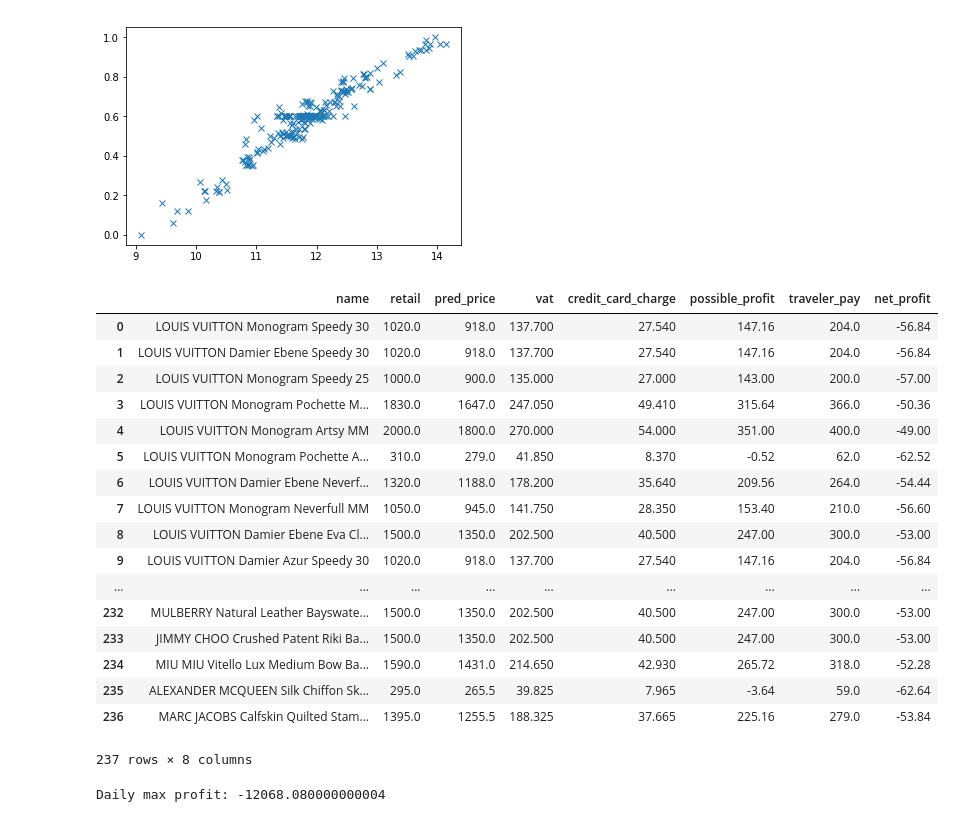
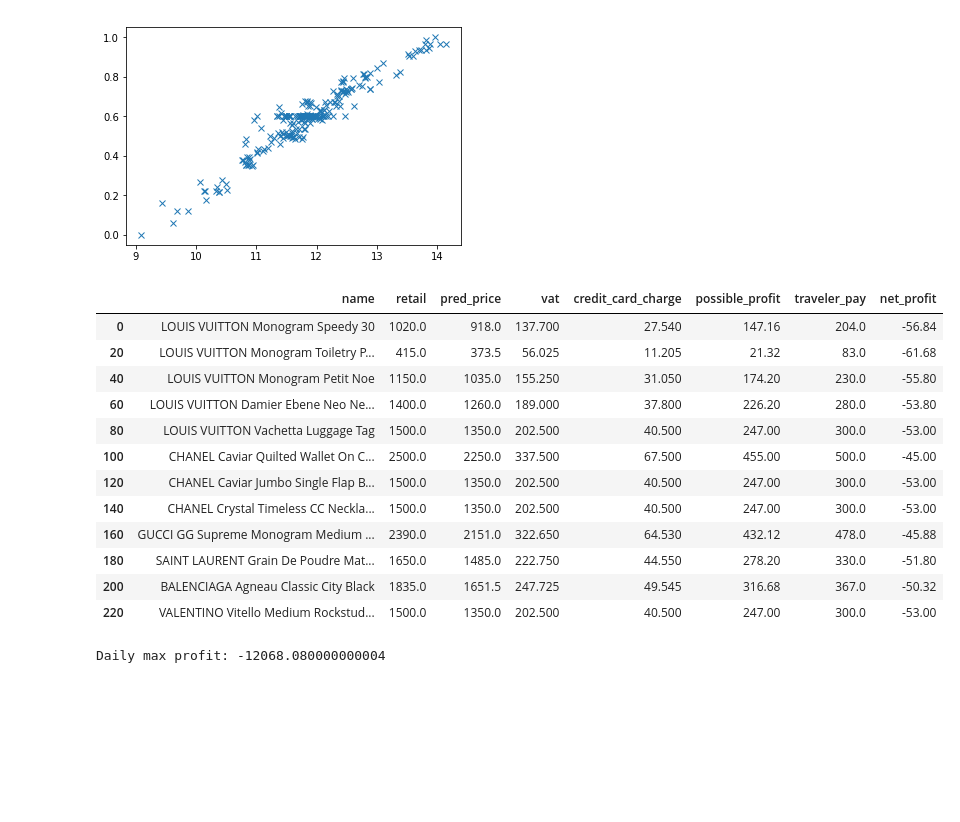
Before and after one commit to dw357/upon, a Jupyter notebook: fashionphile_dw.ipynb, the cells around one changed output. Cells and saved outputs as stored; diff of their text form; code cells hidden in the pictures; blank space fills up the shorter version.

```diff
--- a/fashionphile_dw.ipynb
+++ b/fashionphile_dw.ipynb
@@ -728,26 +728,21 @@ business['possible_profit'] = (business.retail - business.pred_price + business.
 business['traveler_pay'] = business.retail*0.2
 business['net_profit'] = business.possible_profit - business.traveler_pay
 # %%
-business
+business[::20]
 # %% [output]
 |  | name | retail | pred_price | vat | credit_card_charge | possible_profit | traveler_pay | net_profit |
 | 0 | LOUIS VUITTON Monogram Speedy 30 | 1020.0 | 918.0 | 137.700 | 27.540 | 147.16 | 204.0 | -56.84 |
-| 1 | LOUIS VUITTON Damier Ebene Speedy 30 | 1020.0 | 918.0 | 137.700 | 27.540 | 147.16 | 204.0 | -56.84 |
-| 2 | LOUIS VUITTON Monogram Speedy 25 | 1000.0 | 900.0 | 135.000 | 27.000 | 143.00 | 200.0 | -57.00 |
-| 3 | LOUIS VUITTON Monogram Pochette M... | 1830.0 | 1647.0 | 247.050 | 49.410 | 315.64 | 366.0 | -50.36 |
-| 4 | LOUIS VUITTON Monogram Artsy MM | 2000.0 | 1800.0 | 270.000 | 54.000 | 351.00 | 400.0 | -49.00 |
-| 5 | LOUIS VUITTON Monogram Pochette A... | 310.0 | 279.0 | 41.850 | 8.370 | -0.52 | 62.0 | -62.52 |
-| 6 | LOUIS VUITTON Damier Ebene Neverf... | 1320.0 | 1188.0 | 178.200 | 35.640 | 209.56 | 264.0 | -54.44 |
-| 7 | LOUIS VUITTON Monogram Neverfull MM | 1050.0 | 945.0 | 141.750 | 28.350 | 153.40 | 210.0 | -56.60 |
-| 8 | LOUIS VUITTON Damier Ebene Eva Cl... | 1500.0 | 1350.0 | 202.500 | 40.500 | 247.00 | 300.0 | -53.00 |
-| 9 | LOUIS VUITTON Damier Azur Speedy 30 | 1020.0 | 918.0 | 137.700 | 27.540 | 147.16 | 204.0 | -56.84 |
-| ... | ... | ... | ... | ... | ... | ... | ... | ... |
-| 232 | MULBERRY Natural Leather Bayswate... | 1500.0 | 1350.0 | 202.500 | 40.500 | 247.00 | 300.0 | -53.00 |
-| 233 | JIMMY CHOO Crushed Patent Riki Ba... | 1500.0 | 1350.0 | 202.500 | 40.500 | 247.00 | 300.0 | -53.00 |
-| 234 | MIU MIU Vitello Lux Medium Bow Ba... | 1590.0 | 1431.0 | 214.650 | 42.930 | 265.72 | 318.0 | -52.28 |
-| 235 | ALEXANDER MCQUEEN Silk Chiffon Sk... | 295.0 | 265.5 | 39.825 | 7.965 | -3.64 | 59.0 | -62.64 |
-| 236 | MARC JACOBS Calfskin Quilted Stam... | 1395.0 | 1255.5 | 188.325 | 37.665 | 225.16 | 279.0 | -53.84 |
+| 20 | LOUIS VUITTON Monogram Toiletry P... | 415.0 | 373.5 | 56.025 | 11.205 | 21.32 | 83.0 | -61.68 |
+| 40 | LOUIS VUITTON Monogram Petit Noe | 1150.0 | 1035.0 | 155.250 | 31.050 | 174.20 | 230.0 | -55.80 |
+| 60 | LOUIS VUITTON Damier Ebene Neo Ne... | 1400.0 | 1260.0 | 189.000 | 37.800 | 226.20 | 280.0 | -53.80 |
+| 80 | LOUIS VUITTON Vachetta Luggage Tag | 1500.0 | 1350.0 | 202.500 | 40.500 | 247.00 | 300.0 | -53.00 |
+| 100 | CHANEL Caviar Quilted Wallet On C... | 2500.0 | 2250.0 | 337.500 | 67.500 | 455.00 | 500.0 | -45.00 |
+| 120 | CHANEL Caviar Jumbo Single Flap B... | 1500.0 | 1350.0 | 202.500 | 40.500 | 247.00 | 300.0 | -53.00 |
+| 140 | CHANEL Crystal Timeless CC Neckla... | 1500.0 | 1350.0 | 202.500 | 40.500 | 247.00 | 300.0 | -53.00 |
+| 160 | GUCCI GG Supreme Monogram Medium ... | 2390.0 | 2151.0 | 322.650 | 64.530 | 432.12 | 478.0 | -45.88 |
+| 180 | SAINT LAURENT Grain De Poudre Mat... | 1650.0 | 1485.0 | 222.750 | 44.550 | 278.20 | 330.0 | -51.80 |
+| 200 | BALENCIAGA Agneau Classic City Black | 1835.0 | 1651.5 | 247.725 | 49.545 | 316.68 | 367.0 | -50.32 |
+| 220 | VALENTINO Vitello Medium Rockstud... | 1500.0 | 1350.0 | 202.500 | 40.500 | 247.00 | 300.0 | -53.00 |
-237 rows × 8 columns
 # %%
 bucket_profit = np.sum(business.net_profit)
 print('Daily max profit:', bucket_profit)
```
